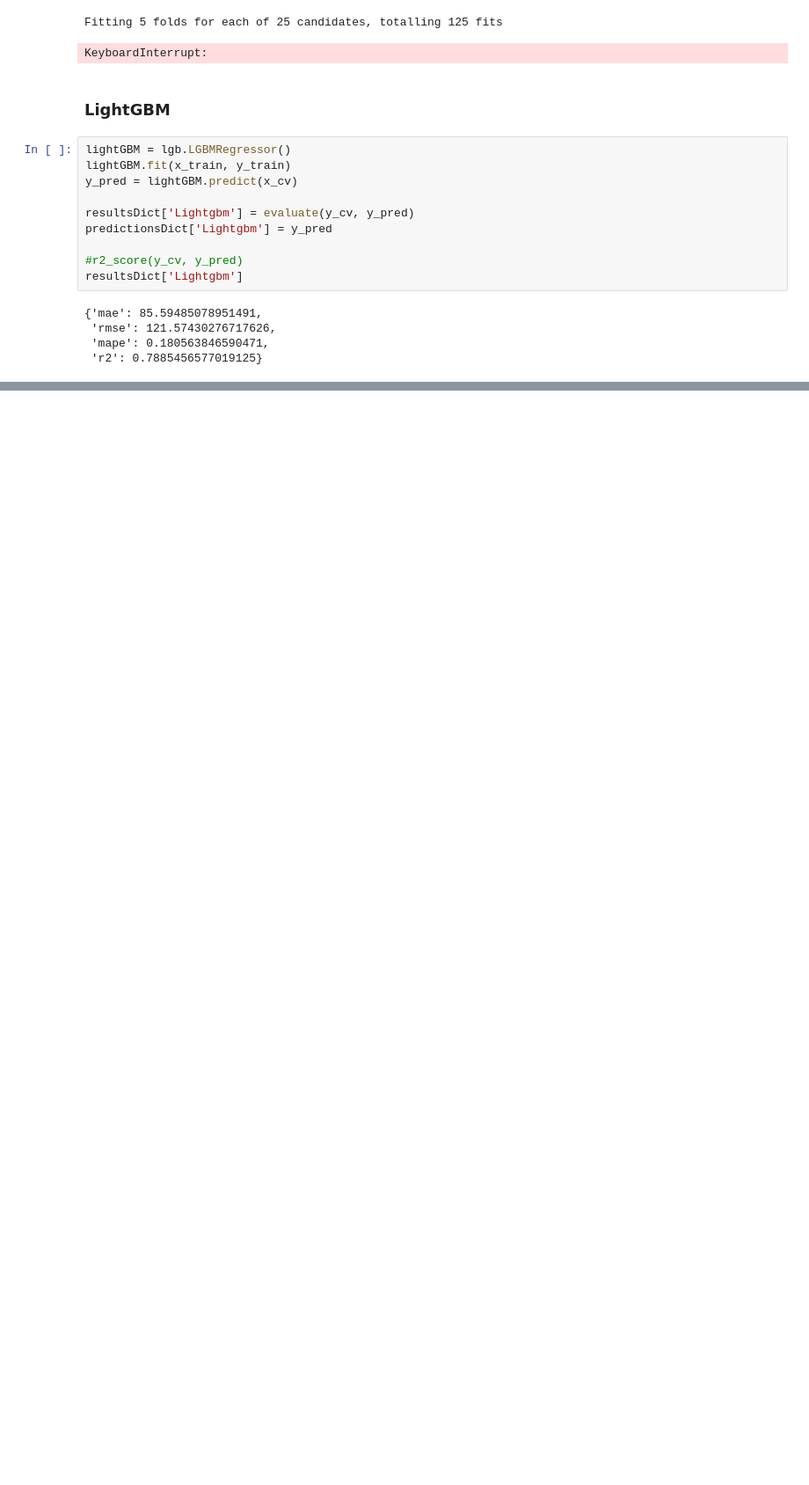
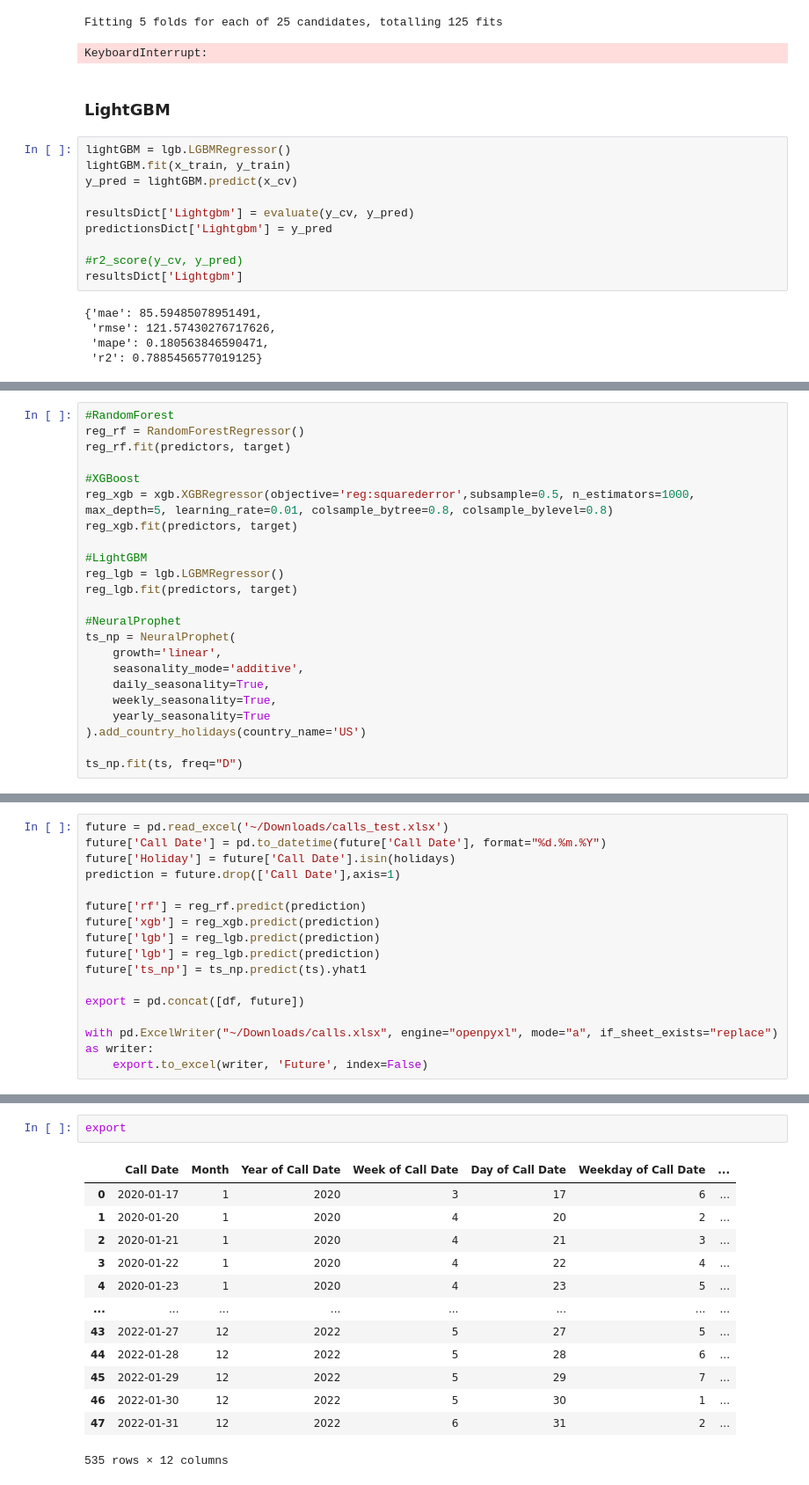
Before and after one commit to canonicalized/CallCenterForecast, a Jupyter notebook: callcenter.ipynb, the cells around one changed output, grey strips where cells are left out. Shown at 88% size. Cells and saved outputs as stored; diff of their text form; blank space fills up the shorter version.

```diff
--- a/callcenter.ipynb
+++ b/callcenter.ipynb
@@ -323,0 +363,23 @@ FileNotFoundError: [Errno 2] No such file or directory: 'results/metrics.png'
+# %%
+#RandomForest
+reg_rf = RandomForestRegressor()
+reg_rf.fit(predictors, target)
+
+#XGBoost
+reg_xgb = xgb.XGBRegressor(objective='reg:squarederror',subsample=0.5, n_estimators=1000, max_depth=5, learning_rate=0.01, colsample_bytree=0.8, colsample_bylevel=0.8)
+reg_xgb.fit(predictors, target)
+
+#LightGBM
+reg_lgb = lgb.LGBMRegressor()
+reg_lgb.fit(predictors, target)
+
+#NeuralProphet
+ts_np = NeuralProphet(
+    growth='linear',
+    seasonality_mode='additive',
+    daily_seasonality=True,
+    weekly_seasonality=True,
+    yearly_seasonality=True
+).add_country_holidays(country_name='US')
+
+ts_np.fit(ts, freq="D")
@@ -323,0 +408,16 @@ FileNotFoundError: [Errno 2] No such file or directory: 'results/metrics.png'
+# %%
+future = pd.read_excel('~/Downloads/calls_test.xlsx')
+future['Call Date'] = pd.to_datetime(future['Call Date'], format="%d.%m.%Y")
+future['Holiday'] = future['Call Date'].isin(holidays)
+prediction = future.drop(['Call Date'],axis=1)
+
+future['rf'] = reg_rf.predict(prediction)
+future['xgb'] = reg_xgb.predict(prediction)
+future['lgb'] = reg_lgb.predict(prediction)
+future['lgb'] = reg_lgb.predict(prediction)
+future['ts_np'] = ts_np.predict(ts).yhat1
+
+export = pd.concat([df, future])
+
+with pd.ExcelWriter("~/Downloads/calls.xlsx", engine="openpyxl", mode="a", if_sheet_exists="replace") as writer:
+    export.to_excel(writer, 'Future', index=False)
@@ -323,0 +429,16 @@ FileNotFoundError: [Errno 2] No such file or directory: 'results/metrics.png'
+# %%
+export
+# %% [output]
+|  | Call Date | Month | Year of Call Date | Week of Call Date | Day of Call Date | Weekday of Call Date | ... |
+| 0 | 2020-01-17 | 1 | 2020 | 3 | 17 | 6 | ... |
+| 1 | 2020-01-20 | 1 | 2020 | 4 | 20 | 2 | ... |
+| 2 | 2020-01-21 | 1 | 2020 | 4 | 21 | 3 | ... |
+| 3 | 2020-01-22 | 1 | 2020 | 4 | 22 | 4 | ... |
+| 4 | 2020-01-23 | 1 | 2020 | 4 | 23 | 5 | ... |
+| ... | ... | ... | ... | ... | ... | ... | ... |
+| 43 | 2022-01-27 | 12 | 2022 | 5 | 27 | 5 | ... |
+| 44 | 2022-01-28 | 12 | 2022 | 5 | 28 | 6 | ... |
+| 45 | 2022-01-29 | 12 | 2022 | 5 | 29 | 7 | ... |
+| 46 | 2022-01-30 | 12 | 2022 | 5 | 30 | 1 | ... |
+| 47 | 2022-01-31 | 12 | 2022 | 6 | 31 | 2 | ... |
+535 rows × 12 columns
```
Also changed, not shown: parts of 20 cells of this notebook.
